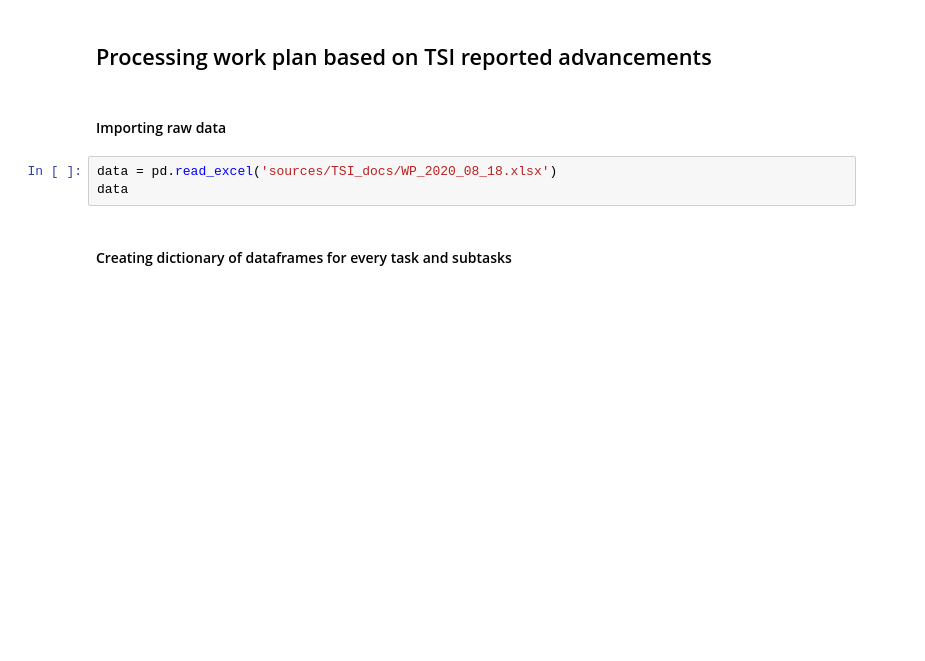
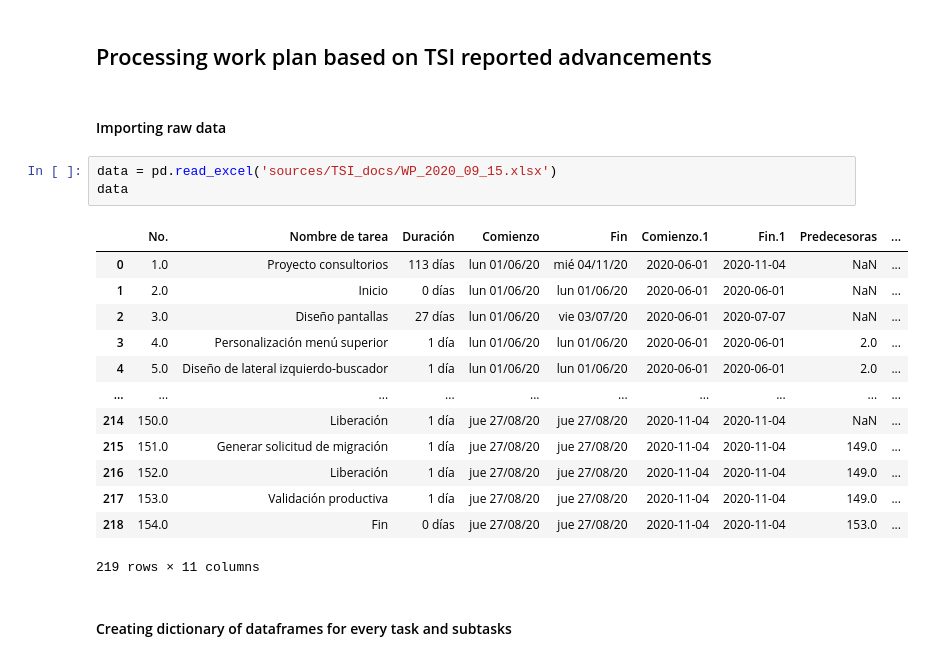
Before and after one commit to Roberto919/punto_clinico_pres, a Jupyter notebook: PcPlatform/TSI/TSI_Followup_nb.ipynb, the cells around one changed output. Drawn from its saved outputs; the diff is of its cells as text; blank space fills up the shorter version.

```diff
--- a/PcPlatform/TSI/TSI_Followup_nb.ipynb
+++ b/PcPlatform/TSI/TSI_Followup_nb.ipynb
@@ -34,8 +37,22 @@ from TSI_Followup_params import *
 # %% [markdown]
 #### Importing raw data
 # %%
-data = pd.read_excel('sources/TSI_docs/WP_2020_08_18.xlsx')
+data = pd.read_excel('sources/TSI_docs/WP_2020_09_15.xlsx')
 data
+# %% [output]
+|  | No. | Nombre de tarea | Duración | Comienzo | Fin | Comienzo.1 | Fin.1 | Predecesoras | ... |
+| 0 | 1.0 | Proyecto consultorios | 113 días | lun 01/06/20 | mié 04/11/20 | 2020-06-01 | 2020-11-04 | NaN | ... |
+| 1 | 2.0 | Inicio | 0 días | lun 01/06/20 | lun 01/06/20 | 2020-06-01 | 2020-06-01 | NaN | ... |
+| 2 | 3.0 | Diseño pantallas | 27 días | lun 01/06/20 | vie 03/07/20 | 2020-06-01 | 2020-07-07 | NaN | ... |
+| 3 | 4.0 | Personalización menú superior | 1 día | lun 01/06/20 | lun 01/06/20 | 2020-06-01 | 2020-06-01 | 2.0 | ... |
+| 4 | 5.0 | Diseño de lateral izquierdo-buscador | 1 día | lun 01/06/20 | lun 01/06/20 | 2020-06-01 | 2020-06-01 | 2.0 | ... |
+| ... | ... | ... | ... | ... | ... | ... | ... | ... | ... |
+| 214 | 150.0 | Liberación | 1 día | jue 27/08/20 | jue 27/08/20 | 2020-11-04 | 2020-11-04 | NaN | ... |
+| 215 | 151.0 | Generar solicitud de migración | 1 día | jue 27/08/20 | jue 27/08/20 | 2020-11-04 | 2020-11-04 | 149.0 | ... |
+| 216 | 152.0 | Liberación | 1 día | jue 27/08/20 | jue 27/08/20 | 2020-11-04 | 2020-11-04 | 149.0 | ... |
+| 217 | 153.0 | Validación productiva | 1 día | jue 27/08/20 | jue 27/08/20 | 2020-11-04 | 2020-11-04 | 149.0 | ... |
+| 218 | 154.0 | Fin | 0 días | jue 27/08/20 | jue 27/08/20 | 2020-11-04 | 2020-11-04 | 153.0 | ... |
+219 rows × 11 columns
 # %% [markdown]
 #### Creating dictionary of dataframes for every task and subtasks
 # %%
```
Also changed, not shown: parts of 17 cells of this notebook, 2 other files.
